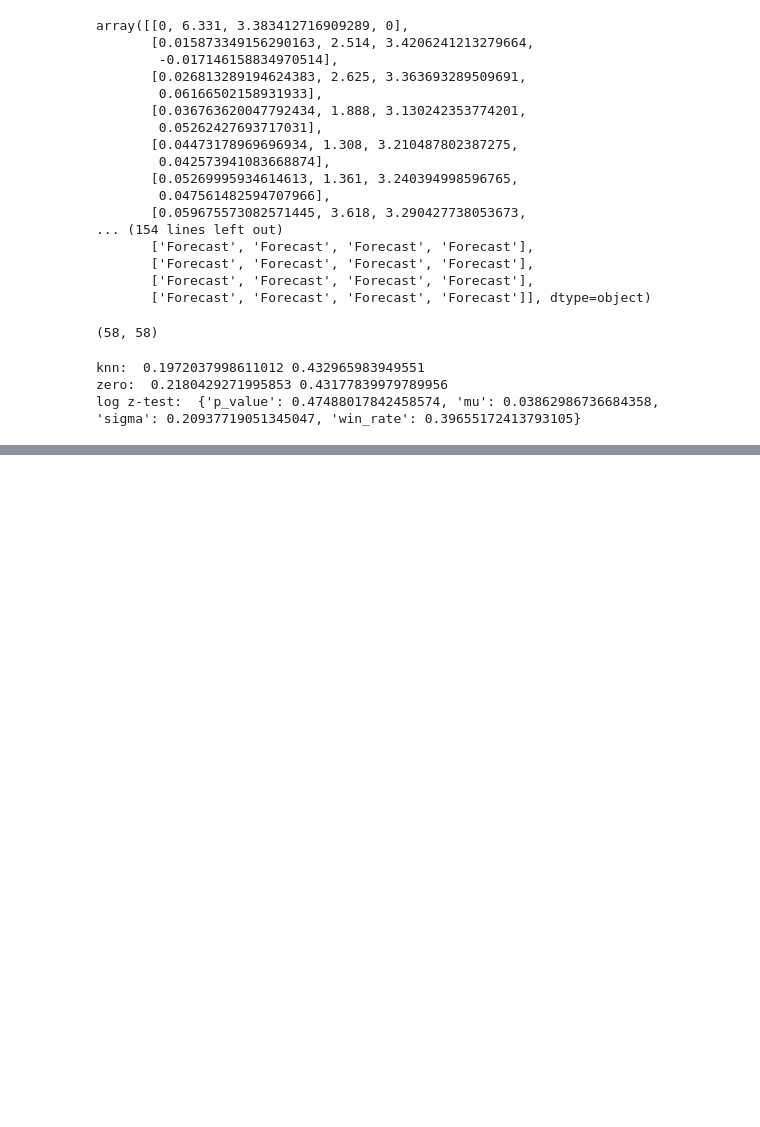
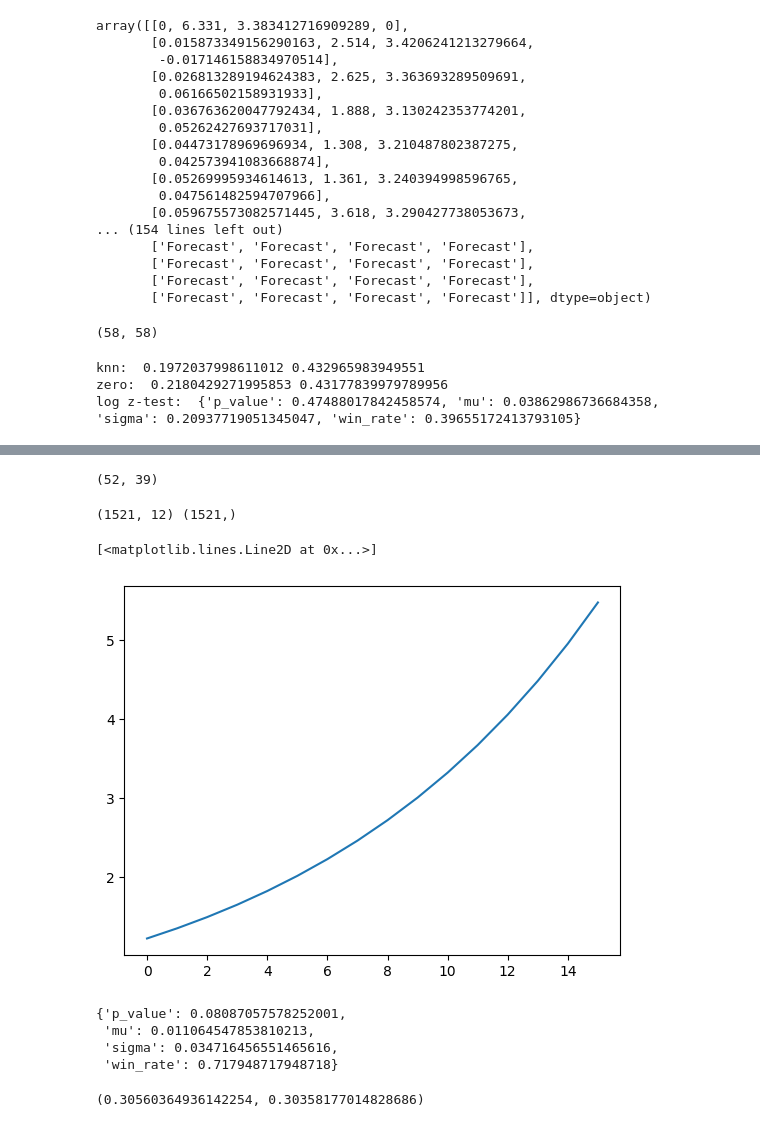
Before and after one commit to ods-pet-projects/spb-ai-hack2022, a Jupyter notebook: metamodel.ipynb, the cells around one changed output, grey strips where cells are left out. Saved outputs shown, nothing was run; the diff lists cells and outputs as text; code cells hidden in the pictures; blank space fills up the shorter version.

```diff
--- a/metamodel.ipynb
+++ b/metamodel.ipynb
@@ -475,0 +507,26 @@ log z-test:  {'p_value': 0.47488017842458574, 'mu': 0.03862986736684358, 'sigma'
+# %%
+quartal_data.values.shape
+# %% [output]
+(52, 39)
+# %%
+index = SearchSequenceIndex(window=4 * 3, period=4, offset=5)
+index.build(quartal_data.values)
+
+T = 30
+offset = 5
+orig = quartal_data.values[:, T]
+window_data = orig[:-offset]
+
+index.fit(KNeighborsRegressor(n_neighbors=25))
+r1 = index.predict_for_seq(window_data, offset)
+knn_res = index.measure_on_all_train_data(quartal_data.values, offset=5)
+# %% [output]
+(1521, 12) (1521,)
+# %%
+windowq = 4 * 4
+knn_weights_q = np.exp((np.arange(windowq).reshape(1, -1) + 2) * 0.1)
+# knn_weights_q = np.ones(windowq).reshape(1,-1)
+plt.plot(knn_weights_q.reshape(-1))
+# %% [output]
+[<matplotlib.lines.Line2D at 0x...>]
+[figure, added]
@@ -475,0 +555,11 @@ log z-test:  {'p_value': 0.47488017842458574, 'mu': 0.03862986736684358, 'sigma'
+# %%
+log_z_test(knn_measures[1], zero_measures[1])
+# %% [output]
+{'p_value': 0.08087057578252001,
+ 'mu': 0.011064547853810213,
+ 'sigma': 0.034716456551465616,
+ 'win_rate': 0.717948717948718}
+# %%
+np.mean(knn_measures[0]), np.mean(zero_measures[0])
+# %% [output]
+(0.30560364936142254, 0.30358177014828686)
```
Also changed, not shown: parts of 18 cells of this notebook.
